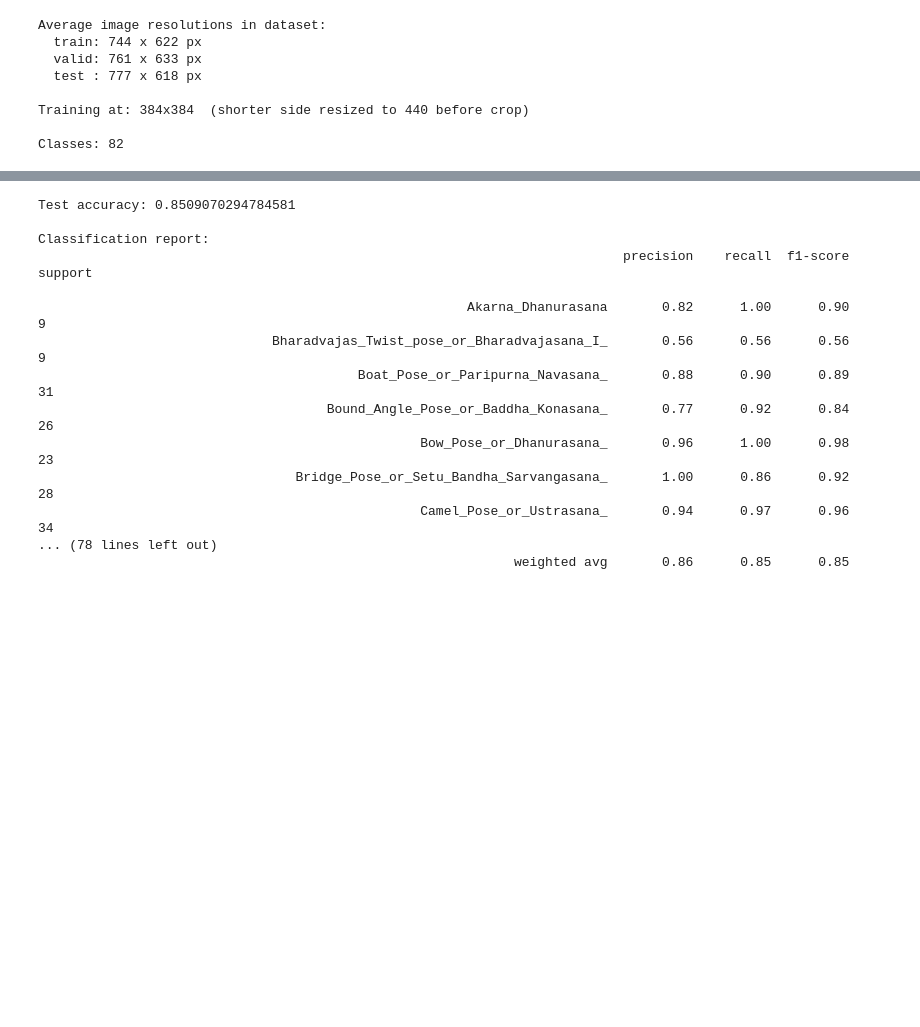
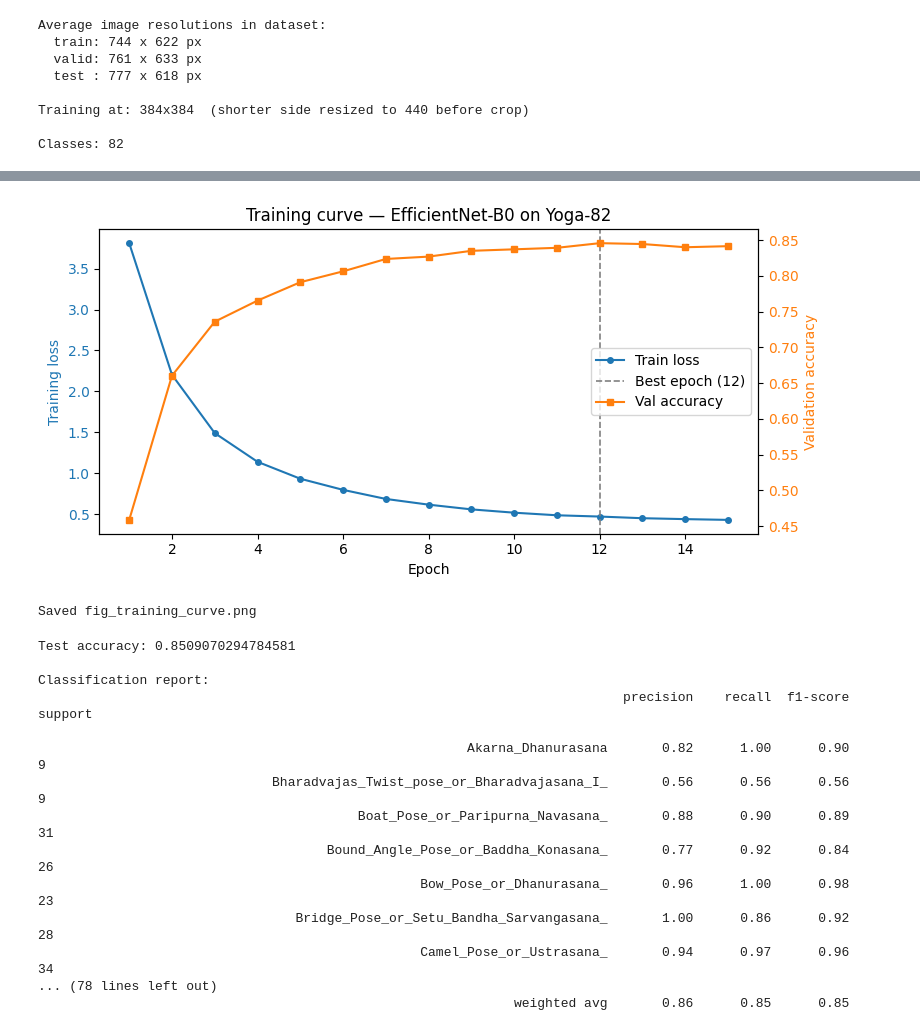
Before and after one commit to ArnasVaic/yoga-pose-classification, a Jupyter notebook: src/notebook.ipynb, the cells around one changed output, grey strips where cells are left out. Drawn from its saved outputs; the diff is of its cells as text; code cells hidden in the pictures; blank space fills up the shorter version.

```diff
--- a/src/notebook.ipynb
+++ b/src/notebook.ipynb
@@ -279,3 +324,36 @@ Restored best model  val_acc=0.8457
+# %%
+import matplotlib.pyplot as plt
+
+epochs   = [e["epoch"]   for e in epoch_history]
+losses   = [e["loss"]    for e in epoch_history]
+val_accs = [e["val_acc"] for e in epoch_history]
+best_epoch = max(epoch_history, key=lambda e: e["val_acc"])["epoch"]
+
+fig, ax1 = plt.subplots(figsize=(8, 4))
+ax2 = ax1.twinx()
+
+ax1.plot(epochs, losses,   color="tab:blue",   marker="o", markersize=4, label="Train loss")
+ax2.plot(epochs, val_accs, color="tab:orange", marker="s", markersize=4, label="Val accuracy")
+ax1.axvline(best_epoch, color="gray", linestyle="--", linewidth=1.2, label=f"Best epoch ({best_epoch})")
+
+ax1.set_xlabel("Epoch")
+ax1.set_ylabel("Training loss", color="tab:blue")
+ax2.set_ylabel("Validation accuracy", color="tab:orange")
+ax1.tick_params(axis="y", labelcolor="tab:blue")
+ax2.tick_params(axis="y", labelcolor="tab:orange")
+
+lines1, labels1 = ax1.get_legend_handles_labels()
+lines2, labels2 = ax2.get_legend_handles_labels()
+ax1.legend(lines1 + lines2, labels1 + labels2, loc="center right")
+
+plt.title("Training curve — EfficientNet-B0 on Yoga-82")
+plt.tight_layout()
+plt.savefig(IMG_DIR / "fig_training_curve.png", dpi=150, bbox_inches="tight")
+plt.show()
+print("Saved fig_training_curve.png")
+# %% [output]
+[figure, added]
+Saved fig_training_curve.png
 # %%
 acc, preds, labels = evaluate(model, test_loader)
 
```
Also changed, not shown: parts of 8 cells of this notebook, 20 other files.
